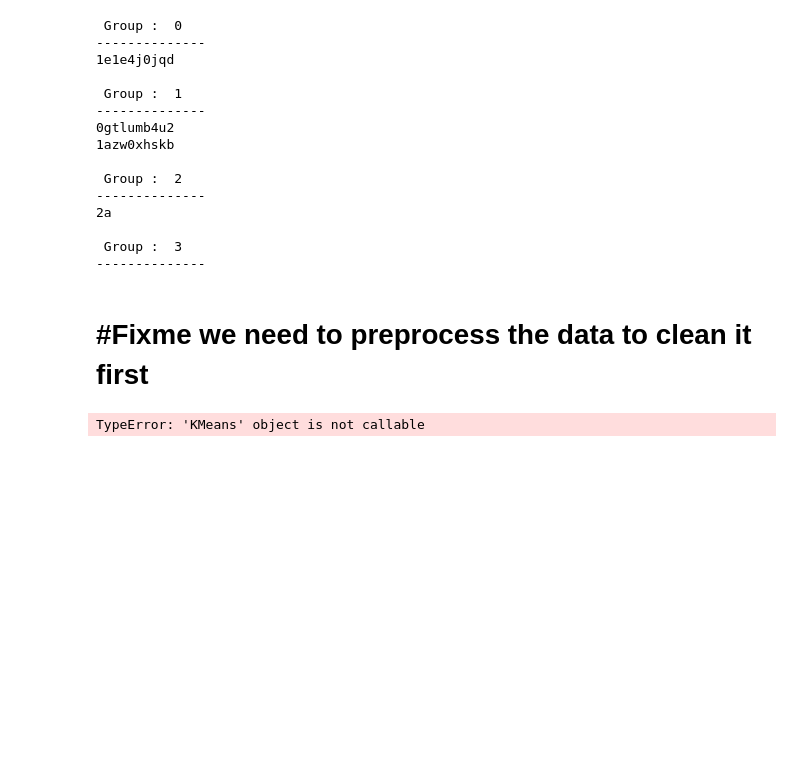
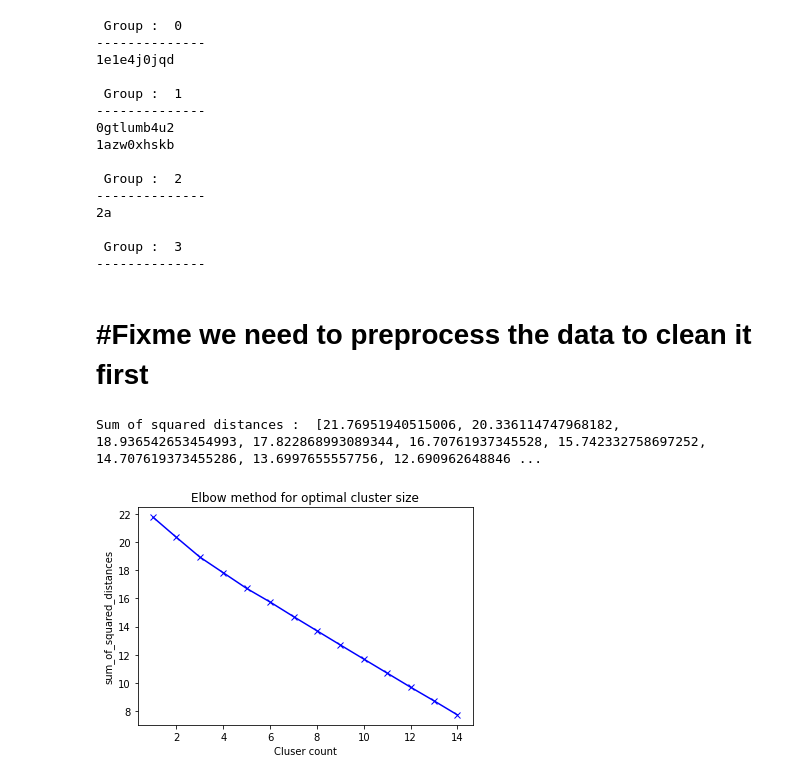
Before and after one commit to Tadele01/psychic-computing-machine, a Jupyter notebook: tweets_analysis.ipynb, the cells around one changed output. Cells and saved outputs as stored; diff of their text form; code cells hidden in the pictures; blank space fills up the shorter version.

```diff
--- a/tweets_analysis.ipynb
+++ b/tweets_analysis.ipynb
@@ -595,16 +595,16 @@ for group in set(clusters):
 # %%
 #finding optimal clusters
 sosd = [] #sum of squared distances
 K = range(1, 15)
 for k in K:
-    km = Kmeans(n_clusters=k)
-    km = km.fit(hash_matrix)
-    sosd.append(kn.inertia_)
+    km = KMeans(n_clusters=k).fit(hash_matrix)
+    sosd.append(km.inertia_)
 print("Sum of squared distances : ", sosd)
 plt.plot(K, sosd, 'bx-')
 plt.xlabel('Cluser count')
 plt.ylabel('sum_of_squared_distances')
 plt.title('Elbow method for optimal cluster size')
 plt.show()
 # %% [output]
-TypeError: 'KMeans' object is not callable
+Sum of squared distances :  [21.76951940515006, 20.336114747968182, 18.936542653454993, 17.822868993089344, 16.70761937345528, 15.742332758697252, 14.707619373455286, 13.6997655557756, 12.690962648846 ...
+[figure, added]
```
Also changed, not shown: 1 other file.
